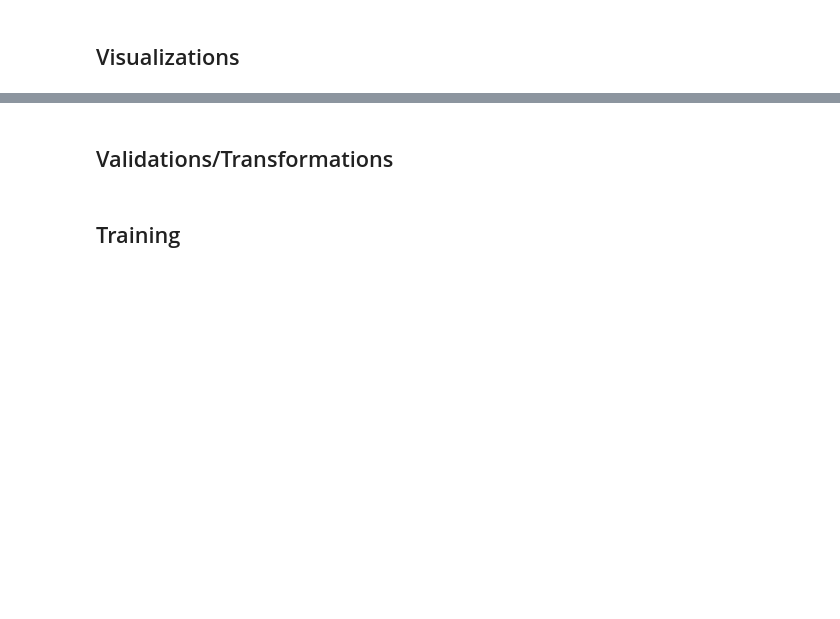
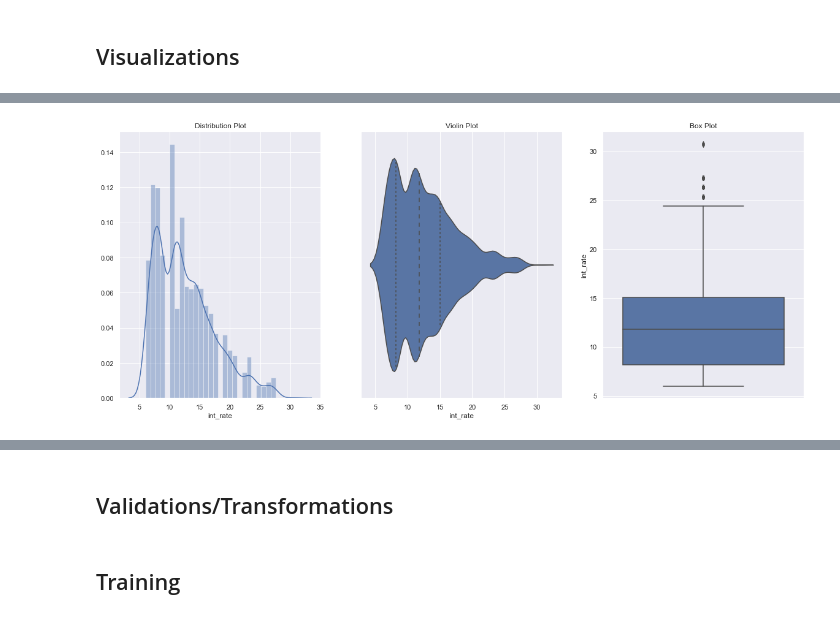
Before and after one commit to rahuluppuluri/Loan-Data-Analysis, a Jupyter notebook: loan_data_analysis.ipynb, the cells around one changed output, grey strips where cells are left out. Drawn from its saved outputs; the diff is of its cells as text; code cells hidden in the pictures; blank space fills up the shorter version.

```diff
--- a/loan_data_analysis.ipynb
+++ b/loan_data_analysis.ipynb
@@ -91,0 +213,4 @@ New dataset rows,columns (4999, 145)
+# %%
+univariate(df=df,col='int_rate',vartype=0)
+# %% [output]
+[figure, added]
```
Also changed, not shown: parts of 37 cells of this notebook.
